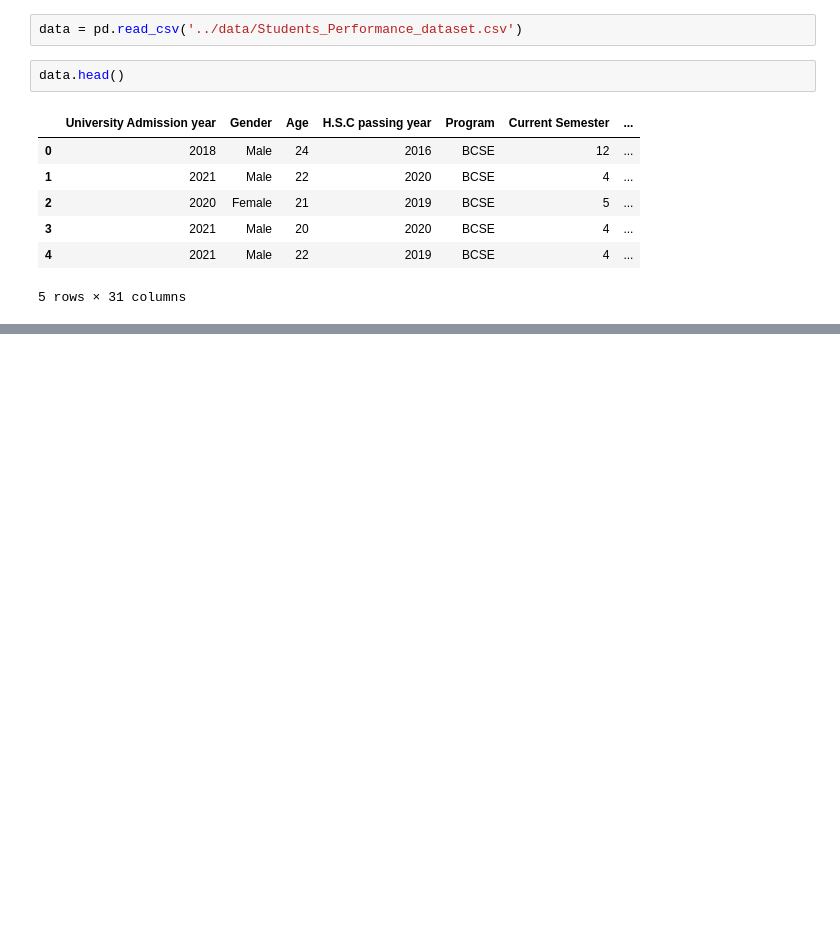
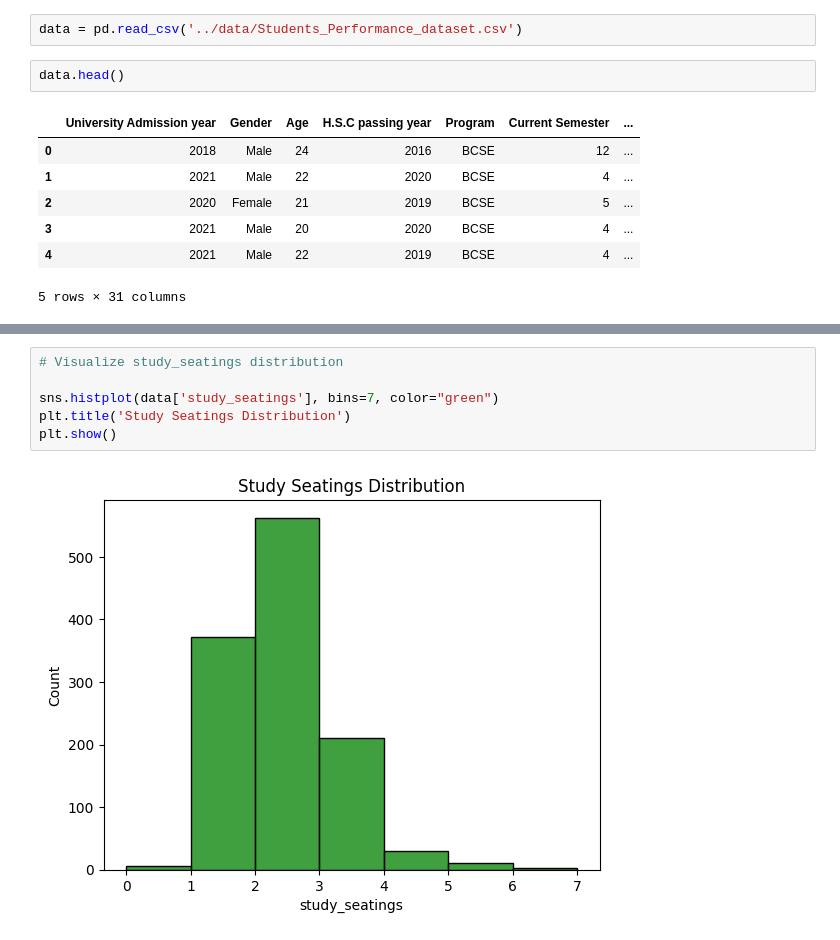
Before and after one commit to benberinsky/ds3026-final-project, a Jupyter notebook: scripts/eda.ipynb, the cells around one changed output, grey strips where cells are left out. Saved outputs shown, nothing was run; the diff lists cells and outputs as text; blank space fills up the shorter version.

```diff
--- a/scripts/eda.ipynb
+++ b/scripts/eda.ipynb
@@ -89,0 +166,8 @@ missing_value[missing_value > 0]
+# %%
+# Visualize study_seatings distribution
+
+sns.histplot(data['study_seatings'], bins=7, color="green")
+plt.title('Study Seatings Distribution')
+plt.show()
+# %% [output]
+[figure, added]
```
Also changed, not shown: parts of 28 cells of this notebook, 2 other files.
